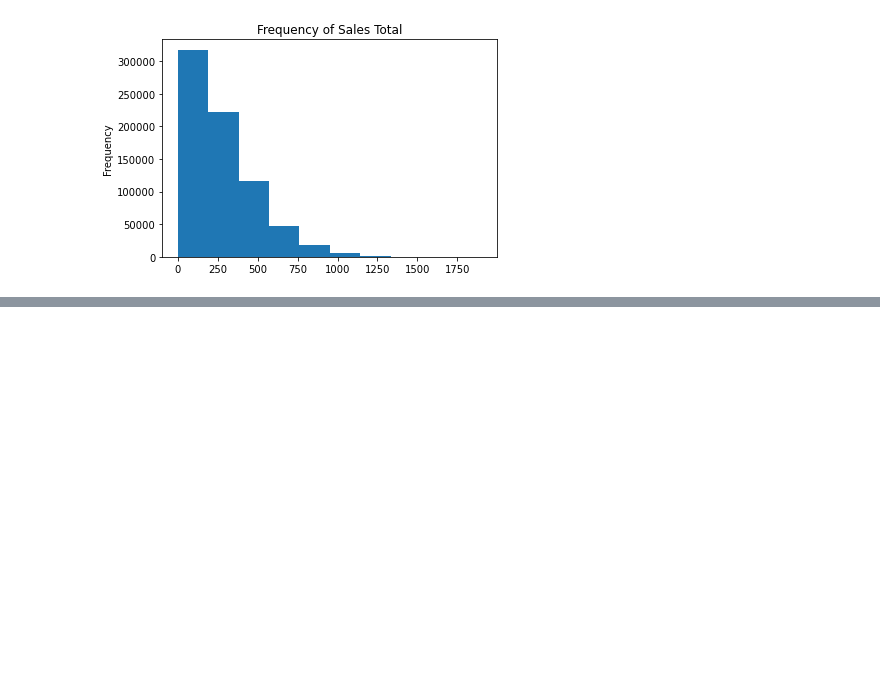
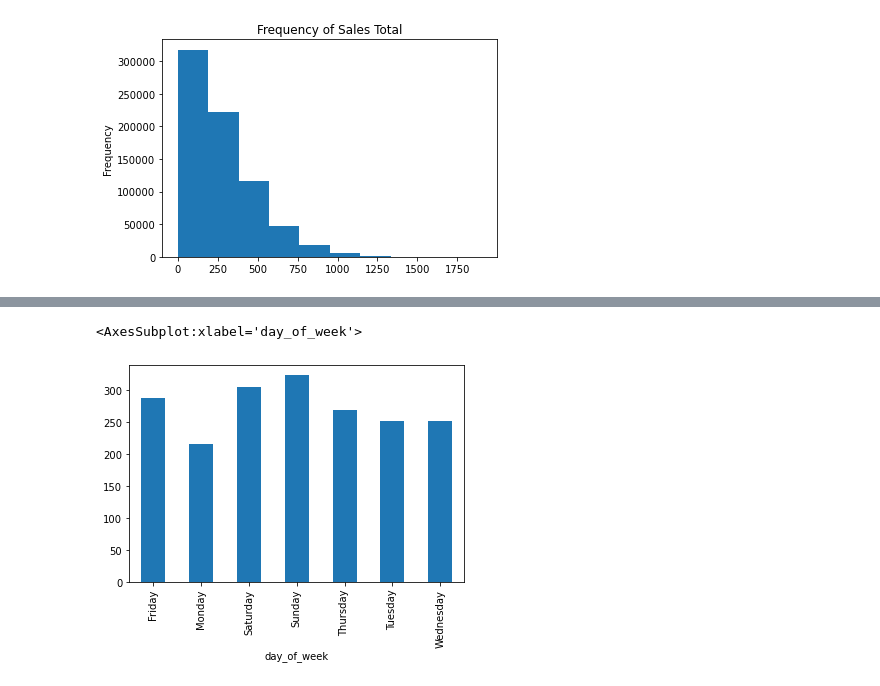
Before and after one commit to rachelrobbinsmayhill/time-series-exercises, a Jupyter notebook: explore.ipynb, the cells around one changed output, grey strips where cells are left out. Cells and saved outputs as stored; diff of their text form; code cells hidden in the pictures; blank space fills up the shorter version.

```diff
--- a/explore.ipynb
+++ b/explore.ipynb
@@ -95,2 +99,7 @@ y.plot.hist(title = 'Frequency of Sales Total')
+# %%
+train.groupby('day_of_week').sales_total.mean().plot.bar()
+# %% [output]
+<AxesSubplot:xlabel='day_of_week'>
+[figure, added]
 # %%
 #treat components of the date as separate categorical feature.
```
Also changed, not shown: parts of 31 cells of this notebook.
